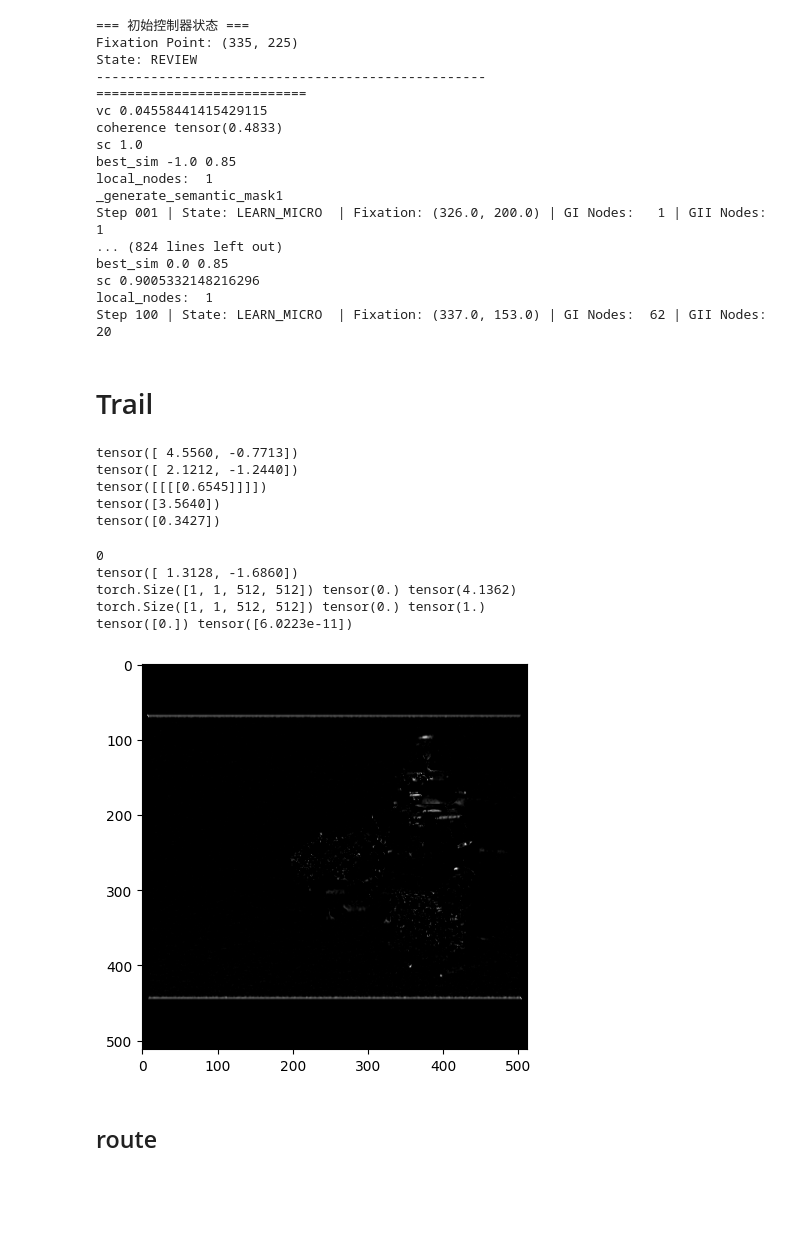
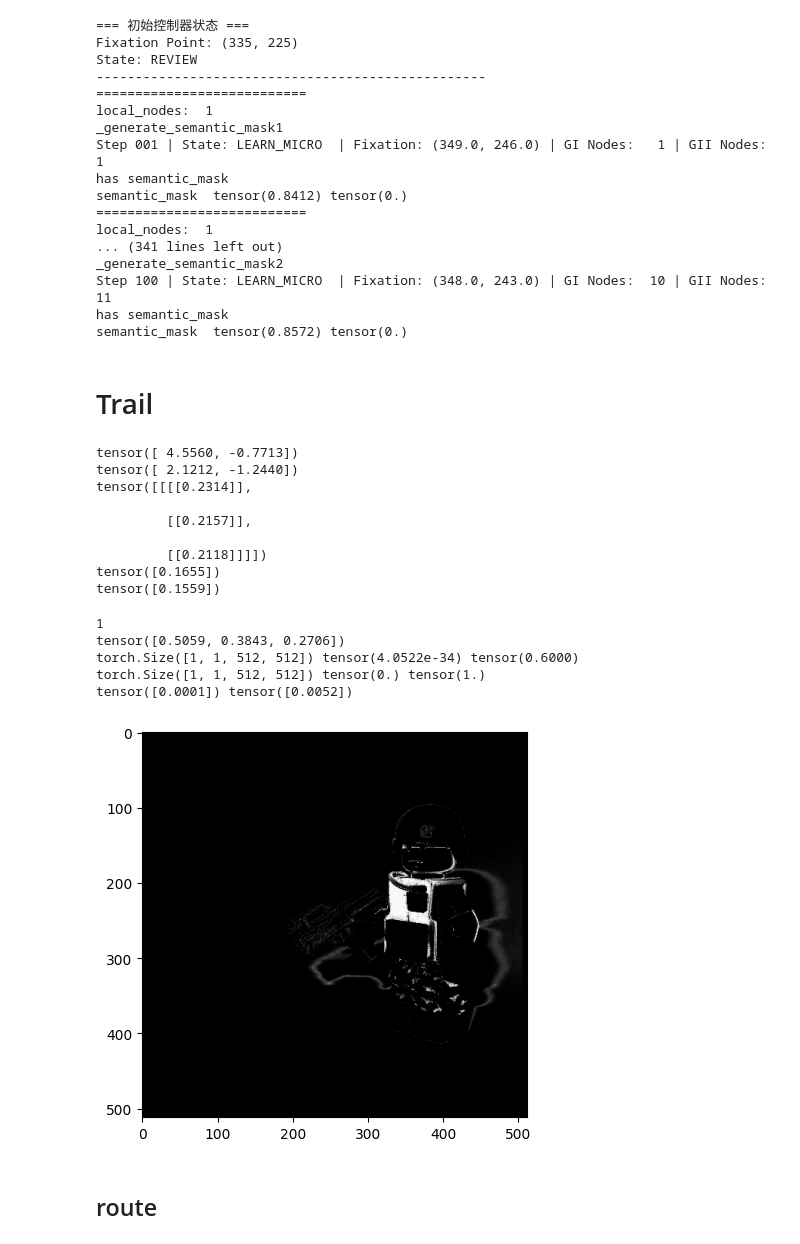
Before and after one commit to jzkaknckx/Conscious-demo, a Jupyter notebook: src/test_memorypoolForJune2.ipynb, the cells around one changed output. Drawn from its saved outputs; the diff is of its cells as text; code cells hidden in the pictures; blank space fills up the shorter version.

```diff
--- a/src/test_memorypoolForJune2.ipynb
+++ b/src/test_memorypoolForJune2.ipynb
@@ -44,7 +44,7 @@ edge = torch.cat([edge_strength, edge_ori], dim=1)
 
 X_subspaces = {
     0: edge,  # Modality 0: Edge
-    1: hue,   # Modality 1: Hue
+    1: cropped,   # Modality 1: RGB
     # 2: torch.nan_to_num(cur.detach(), nan=0.0),
     # 3: torch.nan_to_num(asp.detach(), nan=0.0),
     # 4: torch.nan_to_num(ori.detach(), nan=0.0)
@@ -172,18 +172,18 @@ Fixation Point: (335, 225)
 State: REVIEW
 --------------------------------------------------
 ===========================
-vc 0.04558441415429115
-coherence tensor(0.4833)
-sc 1.0
-best_sim -1.0 0.85
 local_nodes:  1
 _generate_semantic_mask1
-Step 001 | State: LEARN_MICRO  | Fixation: (326.0, 200.0) | GI Nodes:   1 | GII Nodes:   1
-... (824 lines left out)
-best_sim 0.0 0.85
-sc 0.9005332148216296
+Step 001 | State: LEARN_MICRO  | Fixation: (349.0, 246.0) | GI Nodes:   1 | GII Nodes:   1
+has semantic_mask
+semantic_mask  tensor(0.8412) tensor(0.)
+===========================
 local_nodes:  1
-Step 100 | State: LEARN_MICRO  | Fixation: (337.0, 153.0) | GI Nodes:  62 | GII Nodes:  20
+... (341 lines left out)
+_generate_semantic_mask2
+Step 100 | State: LEARN_MICRO  | Fixation: (348.0, 243.0) | GI Nodes:  10 | GII Nodes:  11
+has semantic_mask
+semantic_mask  tensor(0.8572) tensor(0.)
 # %% [markdown]
 # Trail
 # %%
@@ -221,33 +221,37 @@ print(S_m[0,:,252,354])
 # %% [output]
 tensor([ 4.5560, -0.7713])
 tensor([ 2.1212, -1.2440])
-tensor([[[[0.6545]]]])
-tensor([3.5640])
-tensor([0.3427])
+tensor([[[[0.2314]],
+
+         [[0.2157]],
+
+         [[0.2118]]]])
+tensor([0.1655])
+tensor([0.1559])
 # %%
-nid = 13
+nid = 0
 print(gmem_i.nodes[nid].modality_id)
 print(gmem_i.nodes[nid].prototype)
 
 node_id1_footprint = gpos.l1_footprint_projection(X_subspaces,[gmem_i.nodes[nid]])
 footp_nid1 = node_id1_footprint[gmem_i.nodes[nid].node_id]
 
 footp_nid1 = footp_nid1.clamp(min = 0.0)
 print(footp_nid1.shape, footp_nid1.min(), footp_nid1.max())
 footp_nid1 = (footp_nid1 - footp_nid1.min()) / (footp_nid1.max() - footp_nid1.min())
 print(footp_nid1.shape, footp_nid1.min(), footp_nid1.max())
 print(footp_nid1[0,:,329,187], footp_nid1[0,:,252,354])
 
 fig, axes = plt.subplots(1, 1, figsize=(15, 5))
 axes.imshow(tensor_to_image_1channel(footp_nid1))
 plt.show()
 # %% [output]
-0
-tensor([ 1.3128, -1.6860])
-torch.Size([1, 1, 512, 512]) tensor(0.) tensor(4.1362)
+1
+tensor([0.5059, 0.3843, 0.2706])
+torch.Size([1, 1, 512, 512]) tensor(4.0522e-34) tensor(0.6000)
 torch.Size([1, 1, 512, 512]) tensor(0.) tensor(1.)
-tensor([0.]) tensor([6.0223e-11])
+tensor([0.0001]) tensor([0.0052])
-[figure, old version]
+[figure, new version]
 # %% [markdown]
 ## route
 # %%
```
Also changed, not shown: parts of 5 cells of this notebook, 5 other files.
